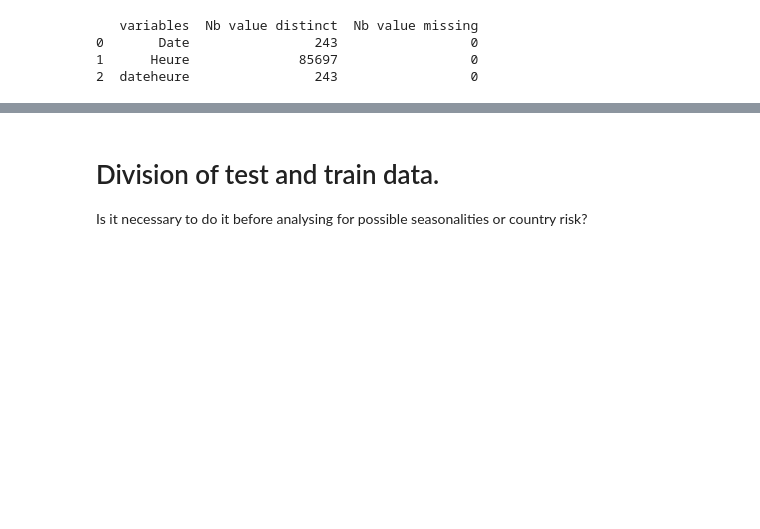
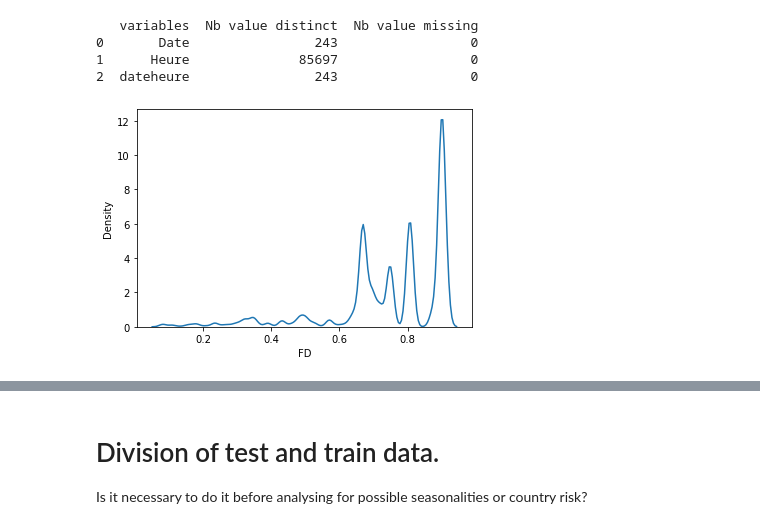
Before and after one commit to AleMax2/Scoring, a Jupyter notebook: Scoring .ipynb, the cells around one changed output, grey strips where cells are left out. Drawn from its saved outputs; the diff is of its cells as text; code cells hidden in the pictures; blank space fills up the shorter version.

```diff
--- a/Scoring .ipynb
+++ b/Scoring .ipynb
@@ -148,3 +149,7 @@ data=data.loc[data['Montant']<100000]
 data=data.loc[data['FM_Sum_3']<400000]
 data=data.loc[data['FM_Sum_6']<400000]
 data=data.loc[data['FM_Sum_12']<400000]
+# %%
+sns.kdeplot(data["FD"]);
+# %% [output]
+[figure, added]
```
Also changed, not shown: parts of 14 cells of this notebook.
